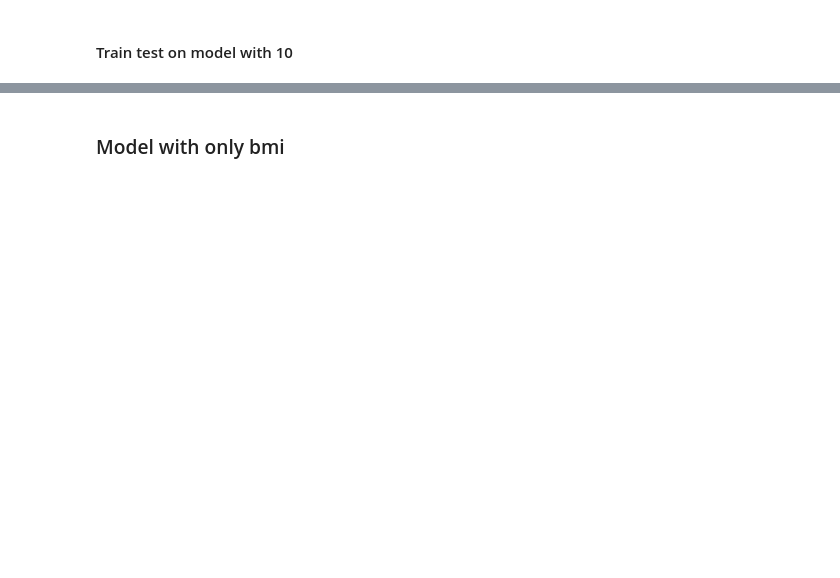
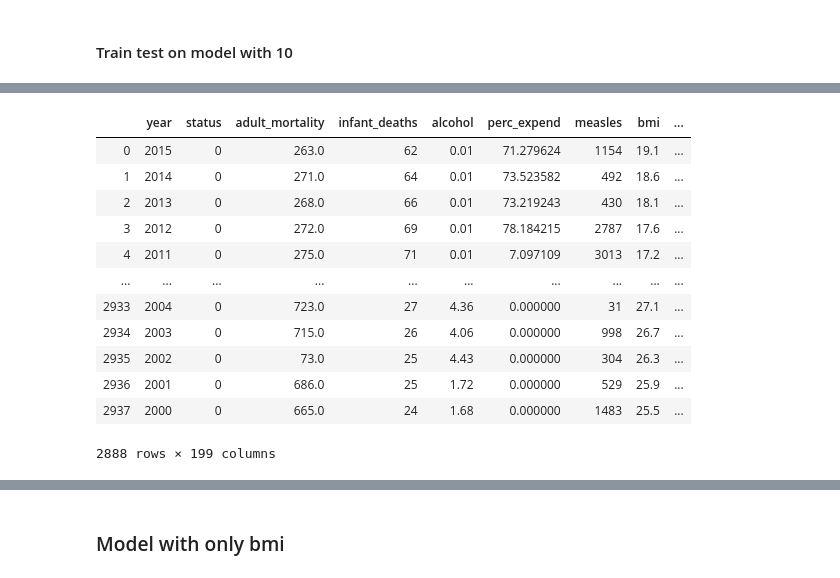
Before and after one commit to bphall/life_expectancy_modeling, a Jupyter notebook: sal_bray_model.ipynb, the cells around one changed output, grey strips where cells are left out. Drawn from its saved outputs; the diff is of its cells as text; code cells hidden in the pictures; blank space fills up the shorter version.

```diff
--- a/sal_bray_model.ipynb
+++ b/sal_bray_model.ipynb
@@ -437,0 +657,2 @@ strong multicollinearity or other numerical problems.
+# %%
+rename_dict = dict(zip(features.columns, renamed))
@@ -437,0 +679,25 @@ strong multicollinearity or other numerical problems.
+# %%
+features.rename(columns=rename_dict, inplace=True)
+# %%
+shorten = {'life_expectancy':'lifex', \
+           'percentage_expenditure':'perc_expend', \
+           'total_expenditure':'tot_expend', \
+          'population':'pop','income_composition_of_resources':'income_comp'}
+# %%
+features.rename(columns=shorten, inplace=True)
+# %%
+features
+# %% [output]
+|  | year | status | adult_mortality | infant_deaths | alcohol | perc_expend | measles | bmi | ... |
+| 0 | 2015 | 0 | 263.0 | 62 | 0.01 | 71.279624 | 1154 | 19.1 | ... |
+| 1 | 2014 | 0 | 271.0 | 64 | 0.01 | 73.523582 | 492 | 18.6 | ... |
+| 2 | 2013 | 0 | 268.0 | 66 | 0.01 | 73.219243 | 430 | 18.1 | ... |
+| 3 | 2012 | 0 | 272.0 | 69 | 0.01 | 78.184215 | 2787 | 17.6 | ... |
+| 4 | 2011 | 0 | 275.0 | 71 | 0.01 | 7.097109 | 3013 | 17.2 | ... |
+| ... | ... | ... | ... | ... | ... | ... | ... | ... | ... |
+| 2933 | 2004 | 0 | 723.0 | 27 | 4.36 | 0.000000 | 31 | 27.1 | ... |
+| 2934 | 2003 | 0 | 715.0 | 26 | 4.06 | 0.000000 | 998 | 26.7 | ... |
+| 2935 | 2002 | 0 | 73.0 | 25 | 4.43 | 0.000000 | 304 | 26.3 | ... |
+| 2936 | 2001 | 0 | 686.0 | 25 | 1.72 | 0.000000 | 529 | 25.9 | ... |
+| 2937 | 2000 | 0 | 665.0 | 24 | 1.68 | 0.000000 | 1483 | 25.5 | ... |
+2888 rows × 199 columns
```
Also changed, not shown: parts of 113 cells of this notebook.
